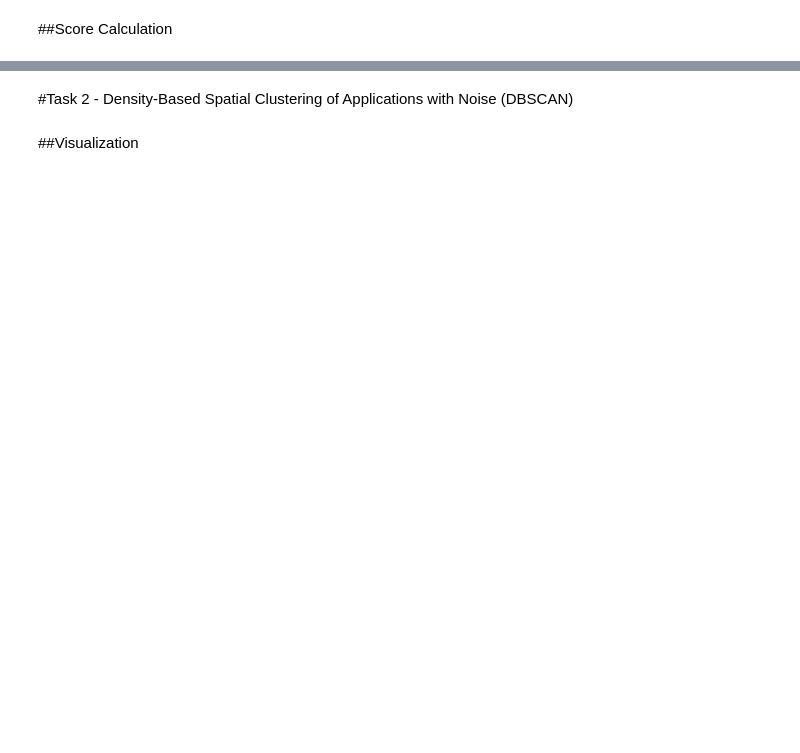
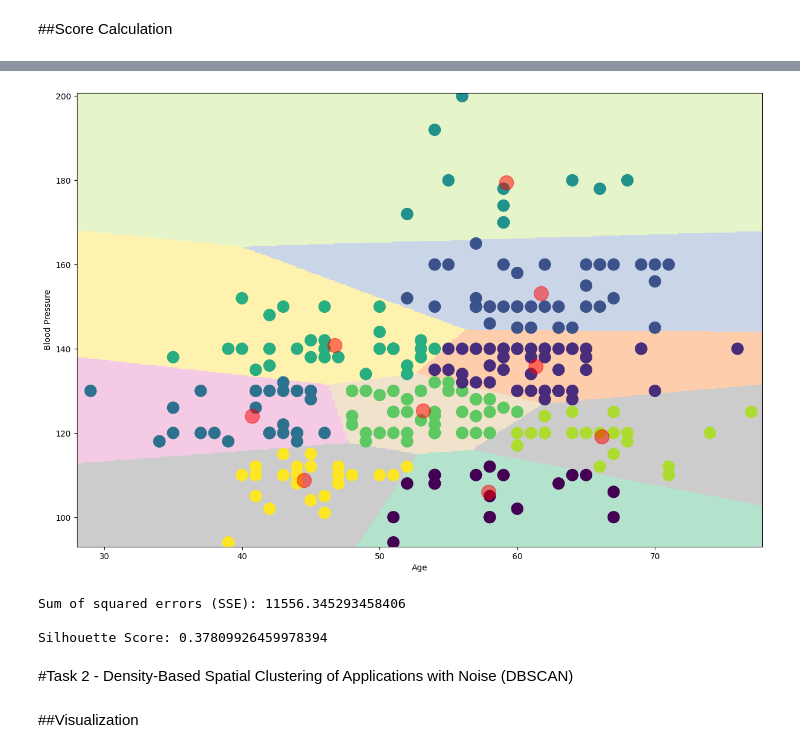
Before and after one commit to OmniaOsama03/Artificial_Intelligence_Programming_Labs, a Jupyter notebook: Lab 4.ipynb, the cells around one changed output, grey strips where cells are left out. Drawn from its saved outputs; the diff is of its cells as text; code cells hidden in the pictures; blank space fills up the shorter version.

```diff
--- a/Lab 4.ipynb
+++ b/Lab 4.ipynb
@@ -79,3 +78,53 @@ Silhouette Score: 0.36147167887387865
+# %%
+#RUN 2:
+kmeans = (KMeans(n_clusters = 9,init='k-means++', n_init = 10 ,max_iter=400,
+                        tol=0.0001,  random_state= 111  , algorithm='elkan') )
+
+kmeans.fit(X)
+y_means = kmeans.predict(X)
+
+labels1 = kmeans.labels_
+centroids1 = kmeans.cluster_centers_
+h = 0.2
+
+x_min, x_max = X[:, 0].min() - 1, X[:, 0].max() + 1
+y_min, y_max = X[:, 1].min() - 1, X[:, 1].max() + 1
+
+xx, yy = np.meshgrid(np.arange(x_min, x_max, h), np.arange(y_min, y_max, h))
+
+Z = kmeans.predict(np.c_[xx.ravel(), yy.ravel()])
+
+Z = Z.reshape(xx.shape)
+
+plt.figure(figsize=(15, 10))
+plt.clf()
+
+plt.imshow(Z, interpolation='nearest', extent=(xx.min(), xx.max(), yy.min(), yy.max()), cmap=plt.cm.Pastel2, aspect='auto', origin='lower')
+
+plt.scatter(x='age', y='blood pressure', data=data, c=labels1, s=200, cmap='viridis')
+
+plt.scatter(x=centroids1[:, 0], y=centroids1[:, 1], s=300, c='red', alpha=0.5)
+
+plt.xlabel('Age')
+plt.ylabel('Blood Pressure')
+
+plt.show()
+
+
+#Calculate SSE
+sse = kmeans.inertia_
+print("Sum of squared errors (SSE):", sse)
+print("")
+
+
+# Calculate Silhouette Score
+silhouette_avg = silhouette_score(X, y_means)
+print("Silhouette Score:", silhouette_avg)
+# %% [output]
+[figure, added]
+Sum of squared errors (SSE): 11556.345293458406
+
+Silhouette Score: 0.37809926459978394
 # %% [markdown]
 #Task 2 - Density-Based Spatial Clustering of Applications with Noise (DBSCAN)
 # %%
```
Also changed, not shown: parts of 13 cells of this notebook.
